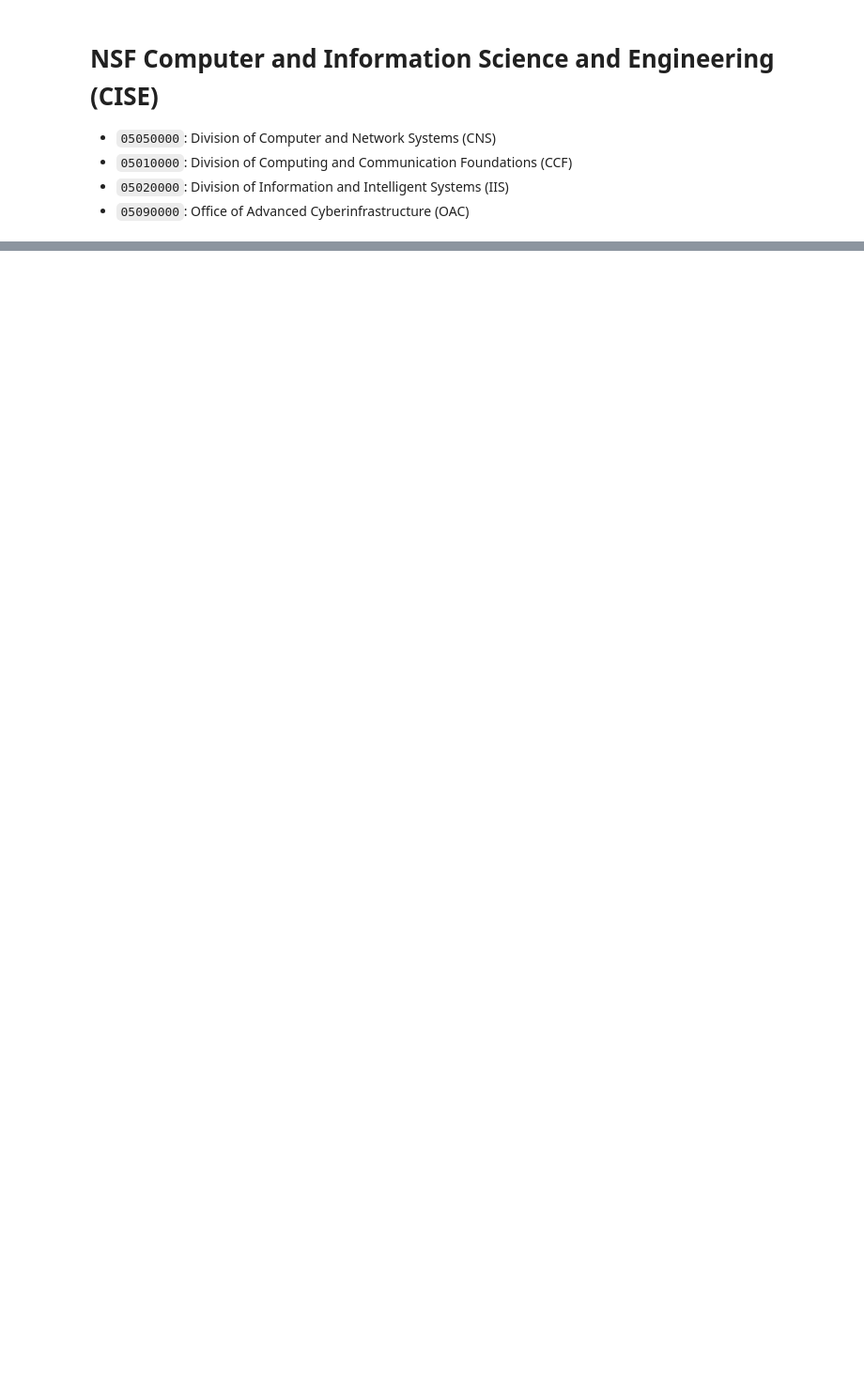
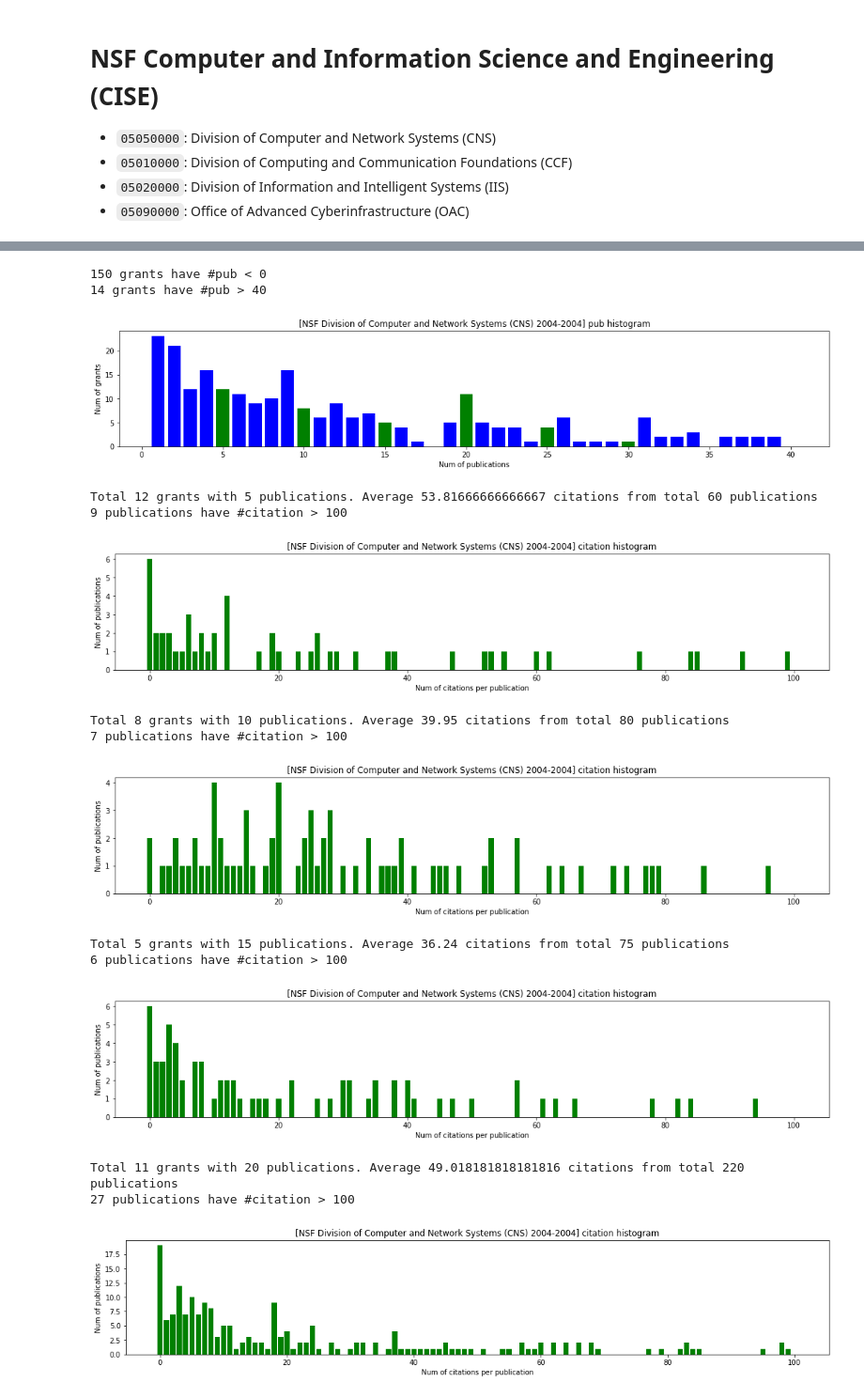
Before and after one commit to shinminjeong/moneymatters, a Jupyter notebook: scripts/NSF CISE stats.ipynb, the cells around one changed output, grey strips where cells are left out. Shown at 94% size. Saved outputs shown, nothing was run; the diff lists cells and outputs as text; code cells hidden in the pictures; blank space fills up the shorter version.

```diff
--- a/scripts/NSF CISE stats.ipynb
+++ b/scripts/NSF CISE stats.ipynb
@@ -79,0 +84,18 @@ def num_pub_histogram(data, orgcode, pick_number):
+# %%
+num_pub_histogram(data, "05050000", [5, 10, 15, 20, 25, 30])
+# %% [output]
+150 grants have #pub < 0
+14 grants have #pub > 40
+[figure, added]
+Total 12 grants with 5 publications. Average 53.81666666666667 citations from total 60 publications
+9 publications have #citation > 100
+[figure, added]
+Total 8 grants with 10 publications. Average 39.95 citations from total 80 publications
+7 publications have #citation > 100
+[figure, added]
+Total 5 grants with 15 publications. Average 36.24 citations from total 75 publications
+6 publications have #citation > 100
+[figure, added]
+Total 11 grants with 20 publications. Average 49.018181818181816 citations from total 220 publications
+27 publications have #citation > 100
+[figure, added]
```
Also changed, not shown: parts of 10 cells of this notebook, 2 other files.
